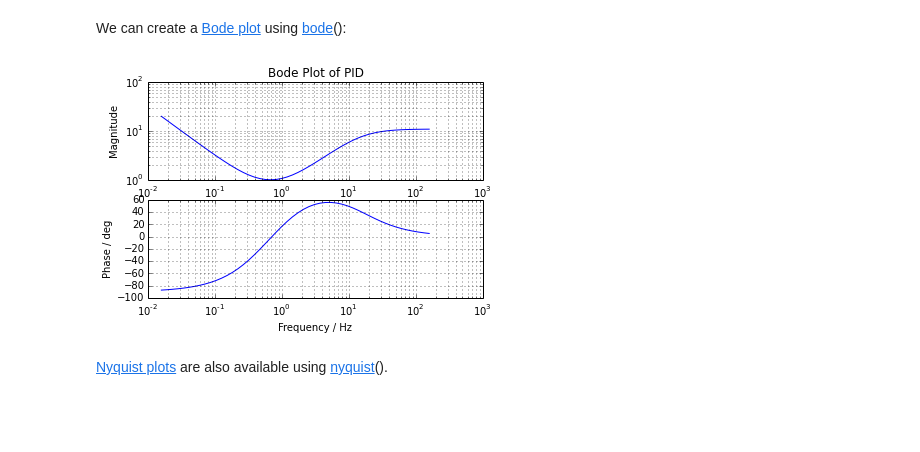
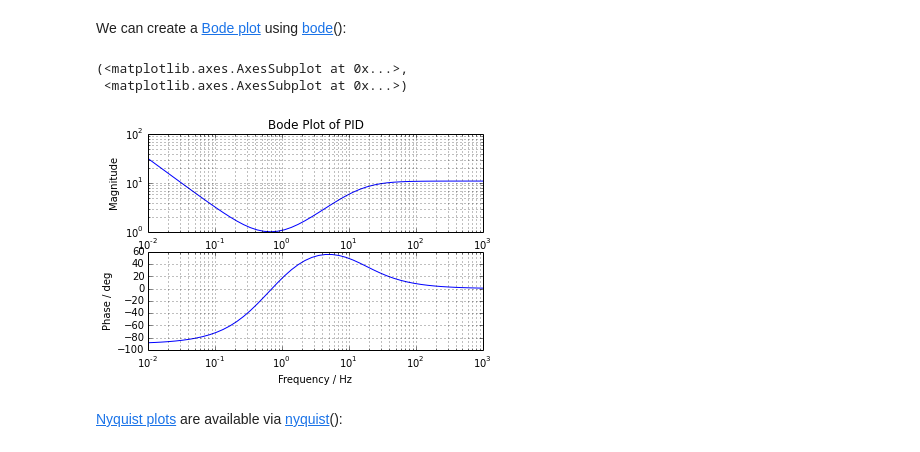
Before and after one commit to kdavies4/ModelicaRes, a Jupyter notebook: examples/tutorial.ipynb, the cells around one changed output. Cells and saved outputs as stored; diff of their text form; code cells hidden in the pictures; blank space fills up the shorter version.

```diff
--- a/examples/tutorial.ipynb
+++ b/examples/tutorial.ipynb
@@ -140,10 +136,12 @@ matrix([[   0.,    0.],
         [   0., -100.]])
 # %% [markdown]
 We can create a [Bode plot](http://en.wikipedia.org/wiki/Bode_plot) using [bode](http://kdavies4.github.io/ModelicaRes/linres.html#modelicares.linres.LinRes.bode)():
-# %%
-lin.bode()
-show()
-# %% [output]
-[figure, removed]
+# %%
+from numpy import pi, logspace
+lin.bode(omega=2*pi*logspace(-2, 3))
+# %% [output]
+(<matplotlib.axes.AxesSubplot at 0x...>,
+ <matplotlib.axes.AxesSubplot at 0x...>)
+[figure, added]
 # %% [markdown]
-[Nyquist plots](http://en.wikipedia.org/wiki/Nyquist_plot) are also available using [nyquist](http://kdavies4.github.io/ModelicaRes/linres.html#modelicares.linres.LinRes.nyquist)().
+[Nyquist plots](http://en.wikipedia.org/wiki/Nyquist_plot) are available via [nyquist](http://kdavies4.github.io/ModelicaRes/linres.html#modelicares.linres.LinRes.nyquist)():
```
Also changed, not shown: parts of 15 cells of this notebook, 10 other files.
